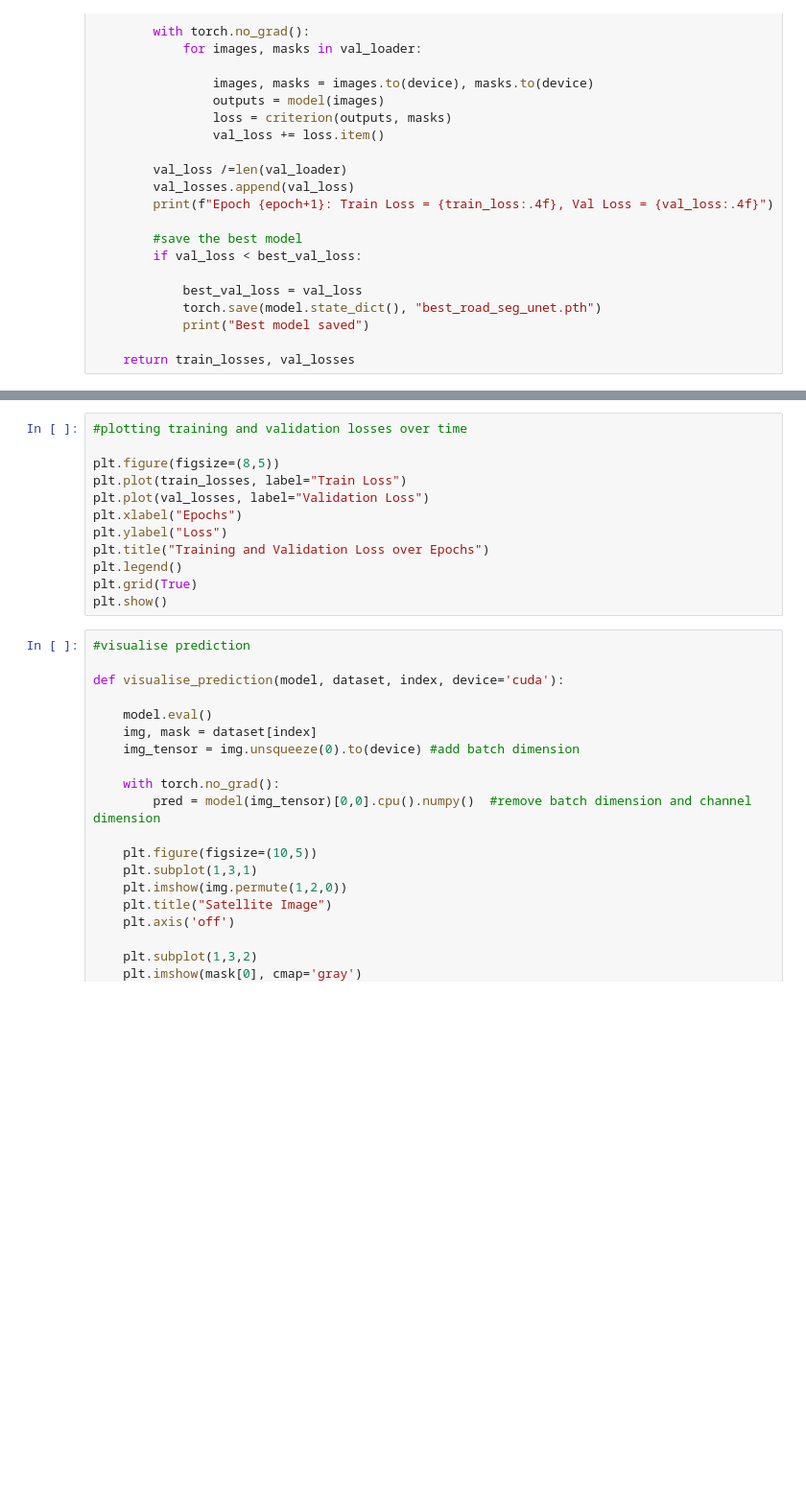
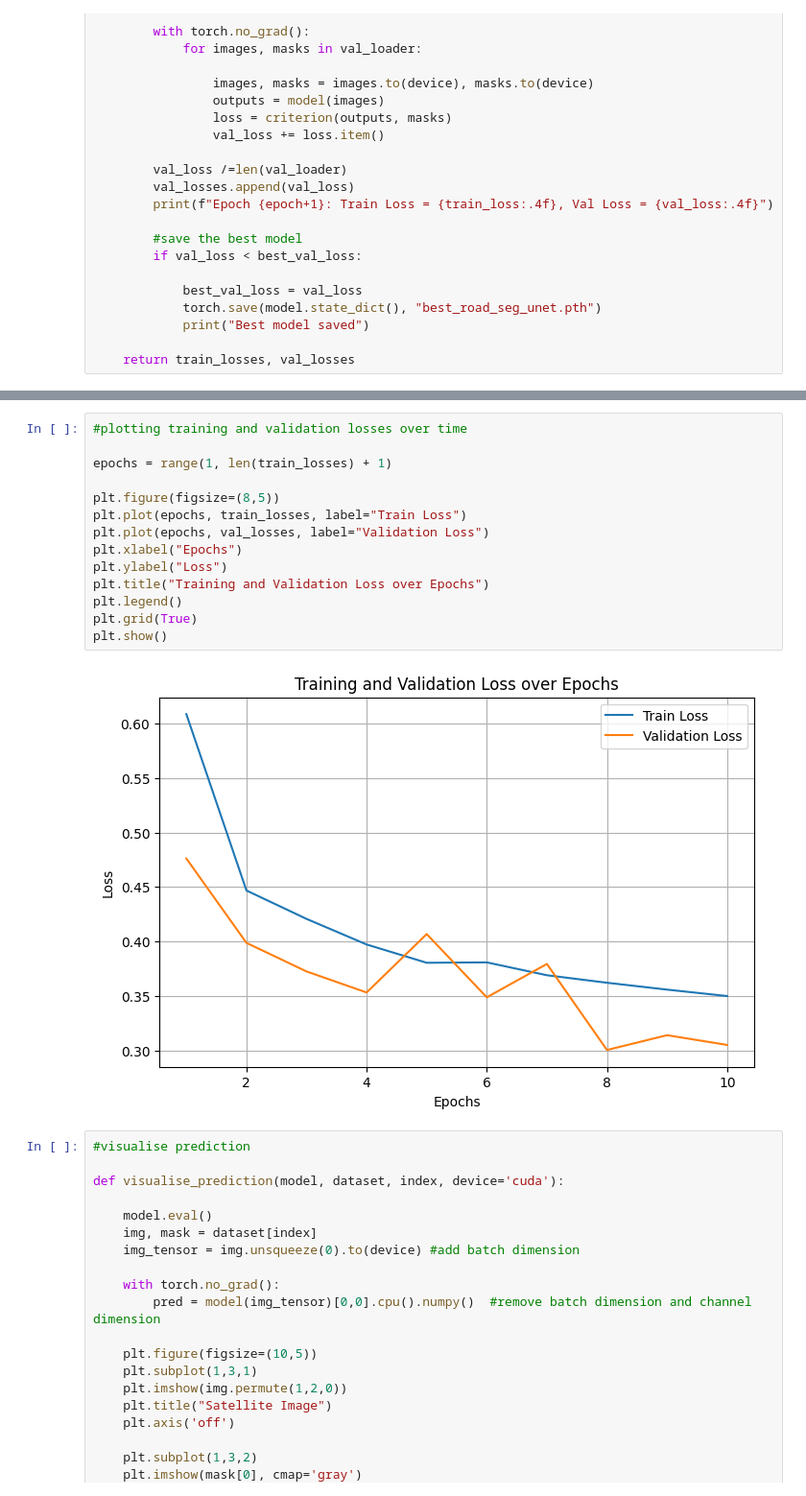
Before and after one commit to teohyc/satellite_road_seg, a Jupyter notebook: road_seg_code.ipynb, the cells around one changed output, grey strips where cells are left out. Shown at 96% size. Cells and saved outputs as stored; diff of their text form; blank space fills up the shorter version.

```diff
--- a/road_seg_code.ipynb
+++ b/road_seg_code.ipynb
@@ -360,15 +361,19 @@ Epoch 10: Train Loss = 0.3661, Val Loss = 0.3663
 # %%
 #plotting training and validation losses over time
 
+epochs = range(1, len(train_losses) + 1)
+
 plt.figure(figsize=(8,5))
-plt.plot(train_losses, label="Train Loss")
-plt.plot(val_losses, label="Validation Loss")
+plt.plot(epochs, train_losses, label="Train Loss")
+plt.plot(epochs, val_losses, label="Validation Loss")
 plt.xlabel("Epochs")
 plt.ylabel("Loss")
 plt.title("Training and Validation Loss over Epochs")
 plt.legend()
 plt.grid(True)
 plt.show()
+# %% [output]
+[figure, added]
 # %%
 #visualise prediction
 
```
Also changed, not shown: parts of 7 cells of this notebook.
